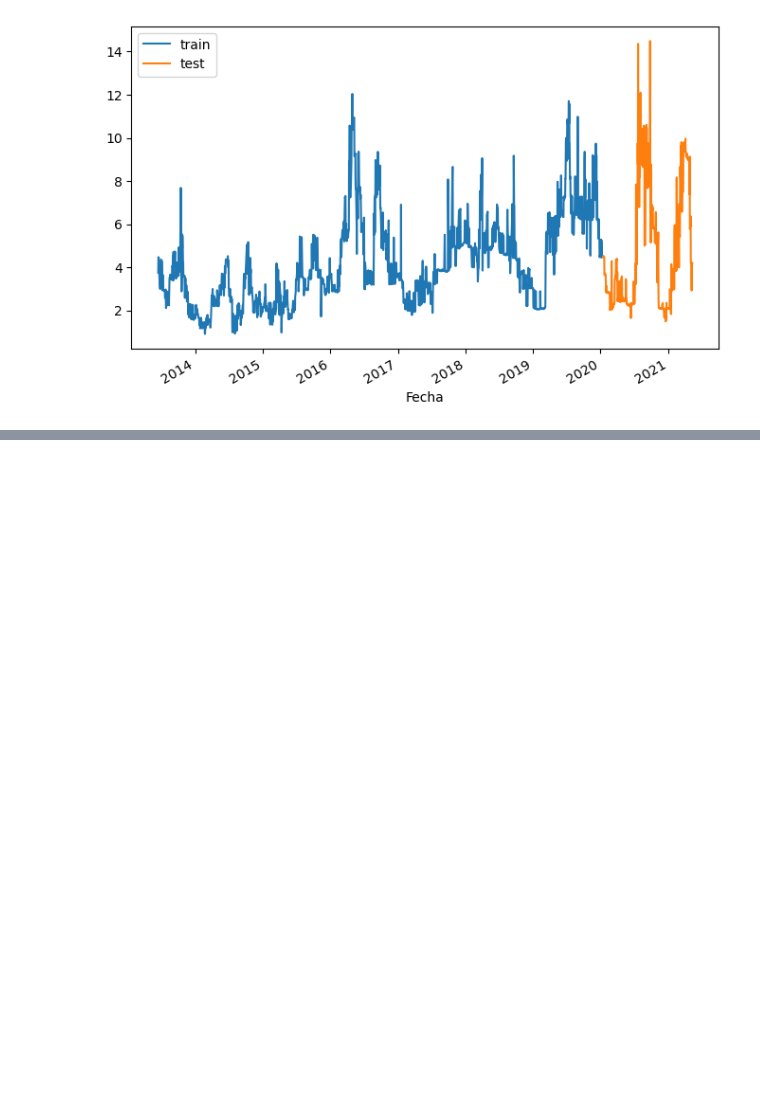
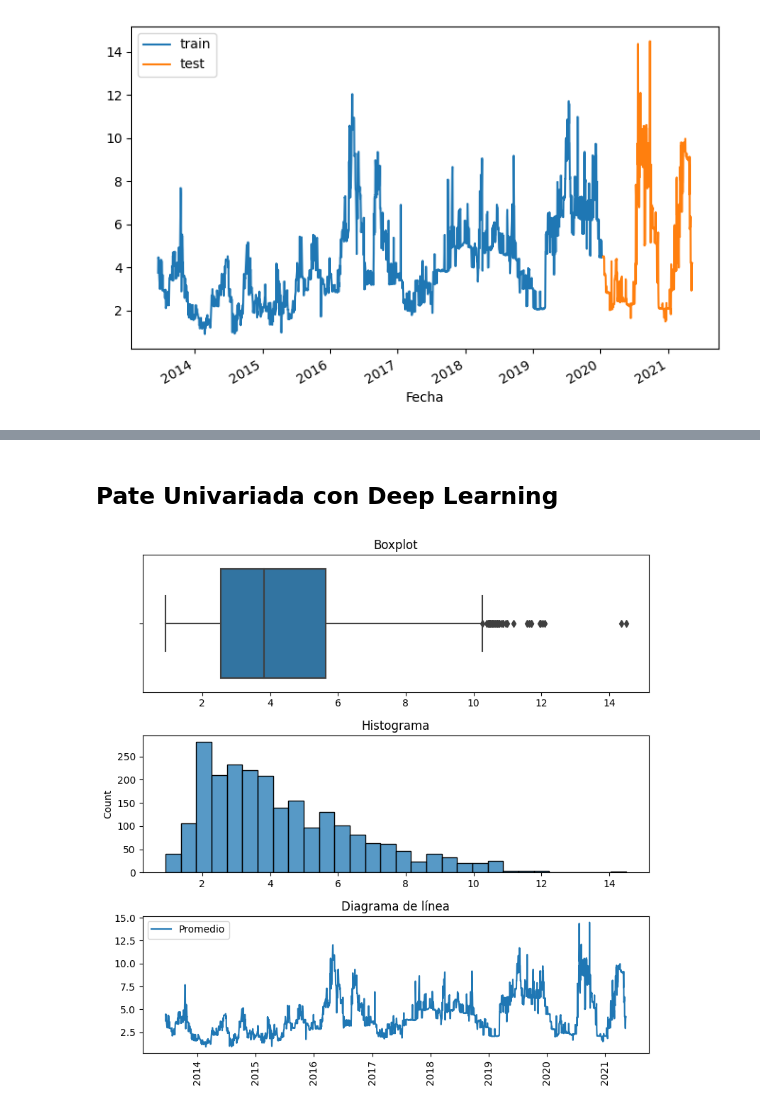
Before and after one commit to paucardenasg/Proyecto_MNLP, a Jupyter notebook: Proyecto_Final.ipynb, the cells around one changed output, grey strips where cells are left out. Drawn from its saved outputs; the diff is of its cells as text; code cells hidden in the pictures; blank space fills up the shorter version.

Commit message:
Parte univariado red

```diff
--- a/Proyecto_Final.ipynb
+++ b/Proyecto_Final.ipynb
@@ -236,3 +251,5 @@ plt.title('Precio de venta promedio del rábano')
 plt.show()
 # %% [output]
 [figure]
+# %% [markdown]
+## Pate Univariada con Deep Learning
@@ -238,0 +258,8 @@ plt.show()
+# %%
+# Para la parte univariada solo con la variable del promedio.
+df = data_prod[["Promedio"]]
+obj = NN_maker(data=df, n_steps= 7, horizont=14)
+# %%
+obj.plot_serie()
+# %% [output]
+[figure, added]
```
Also changed, not shown: parts of 24 cells of this notebook, 1 other file.
